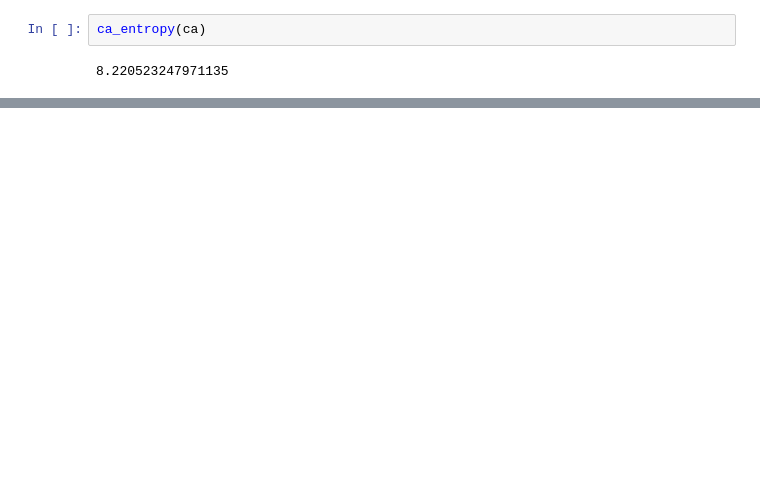
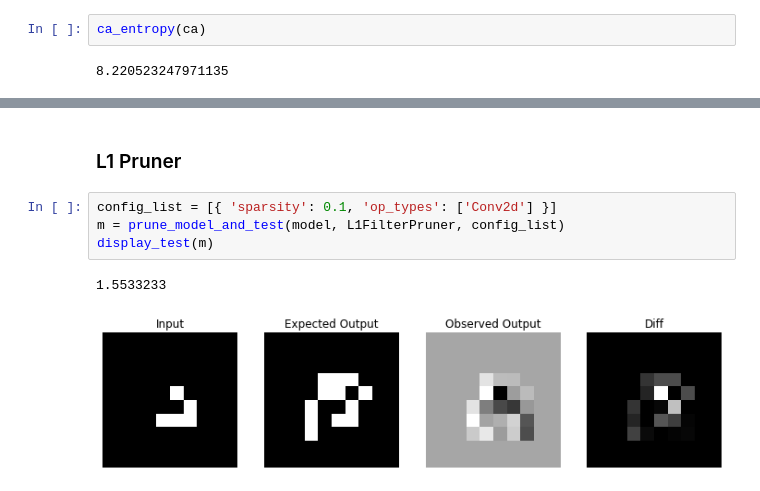
Before and after one commit to luknw/convoca, a Jupyter notebook: paper_replication.ipynb, the cells around one changed output, grey strips where cells are left out. Cells and saved outputs as stored; diff of their text form; blank space fills up the shorter version.

```diff
--- a/paper_replication.ipynb
+++ b/paper_replication.ipynb
@@ -256,0 +329,9 @@ entropies
+# %% [markdown]
+### L1 Pruner
+# %%
+config_list = [{ 'sparsity': 0.1, 'op_types': ['Conv2d'] }]
+m = prune_model_and_test(model, L1FilterPruner, config_list)
+display_test(m)
+# %% [output]
+1.5533233
+[figure, added]
```
Also changed, not shown: parts of 13 cells of this notebook.
